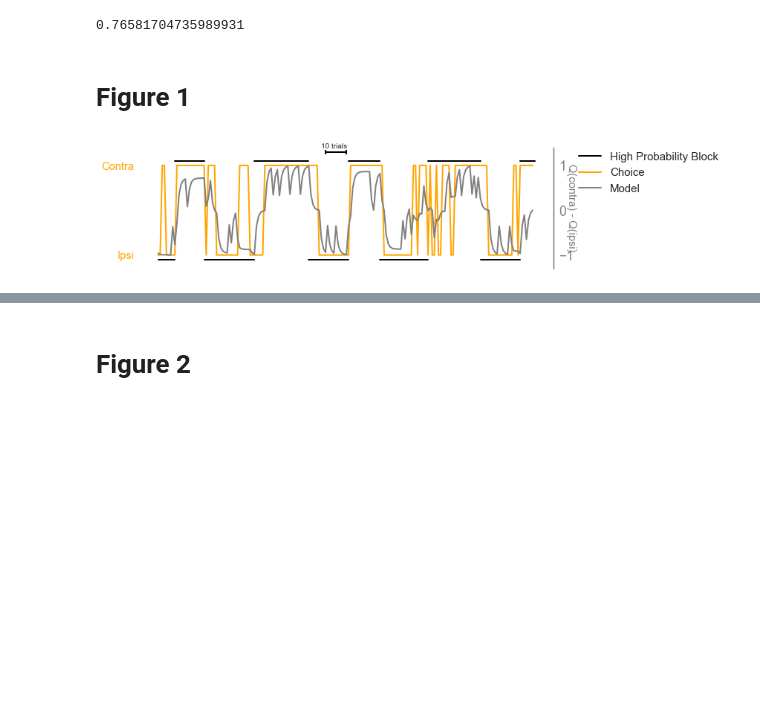
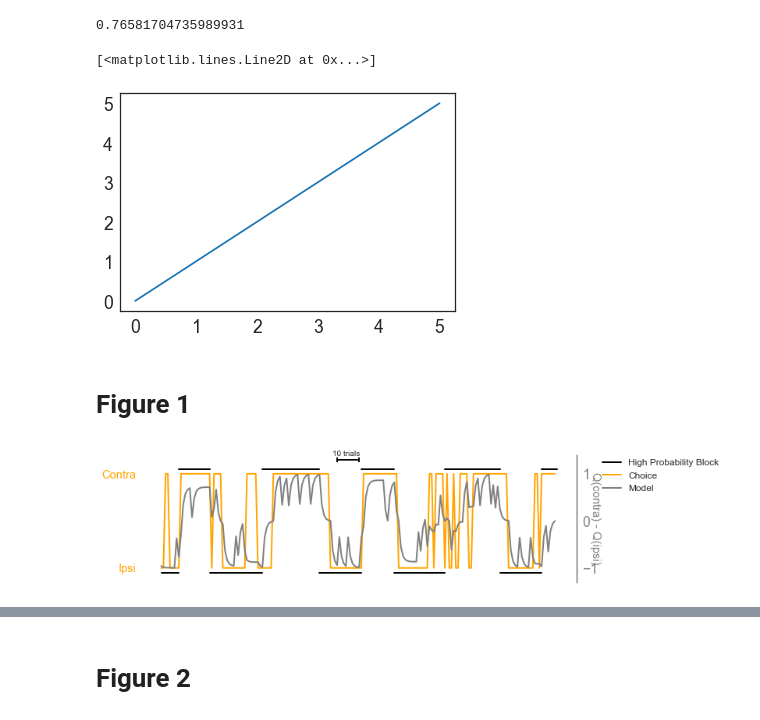
Before and after one commit to rachelstephlee/qlearning, a Jupyter notebook: Paper_V2.ipynb, the cells around one changed output, grey strips where cells are left out. Drawn from its saved outputs; the diff is of its cells as text; code cells hidden in the pictures; blank space fills up the shorter version.

```diff
--- a/Paper_V2.ipynb
+++ b/Paper_V2.ipynb
@@ -120,9 +120,15 @@ for df_i in [df_corr_DMS, df_corr_NaC]:
 # 3K samples of Q_i, then average.
 
 # df_corr['bQ_i'] = pd.qcut(df_corr['Q_c'] - df_corr['Q_dir_diff'], Q_BINS_QUANTILES)
+# %%
+plt.plot(np.arange(6))
+# %% [output]
+[<matplotlib.lines.Line2D at 0x...>]
+[figure, added]
 # %% [markdown]
 # Figure 1
 # %%
+sz = 12
 figure = plt.figure(figsize=(10,3))
 sns.set_style('ticks')
 
@@ -166,4 +172,4 @@ ax.text(x = 78, y = 1.38, s='10 trials', size =10)
 l1, = plt.plot([], color = 'k', lw = 2, label = 'High Probability Block')
 lgd = plt.legend(handles = [l1, l2, l3], bbox_to_anchor=(1.05, 1), loc=2, borderaxespad=0., fontsize = sz)
 # %% [output]
-[figure, old version]
+[figure, new version]
```
Also changed, not shown: parts of 13 cells of this notebook.
